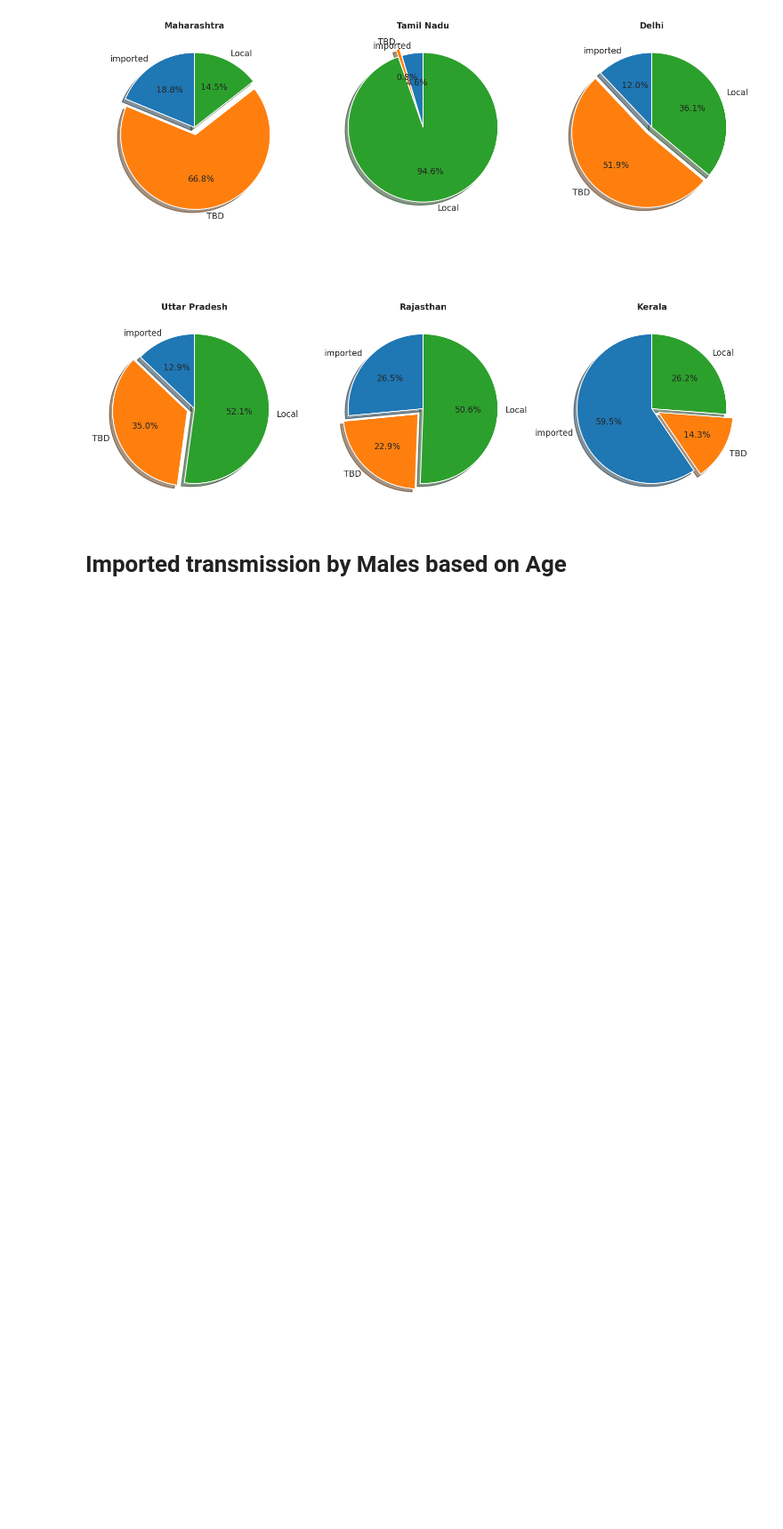
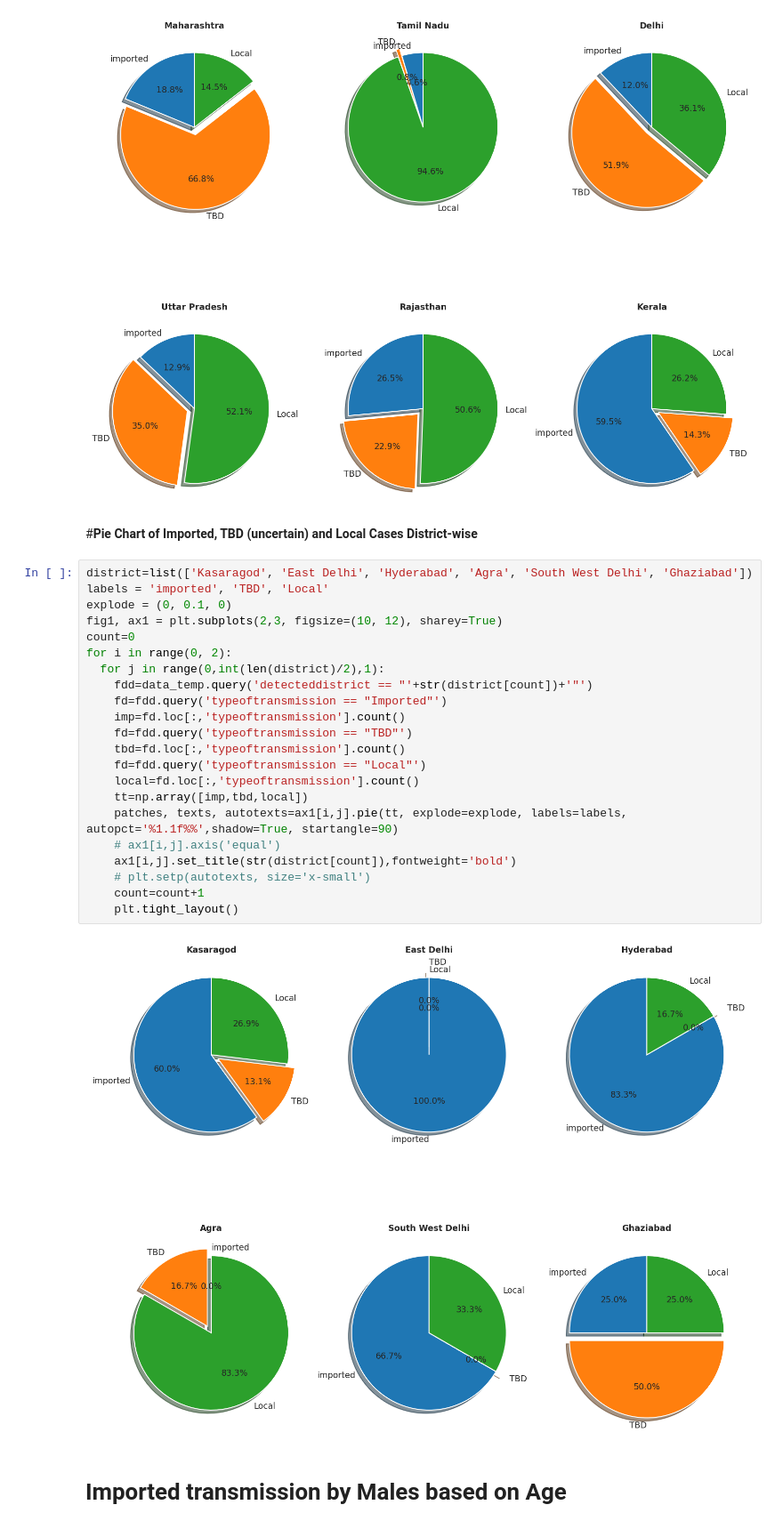
Before and after one commit to anandsahadevan/COVID19india_visualize, a Jupyter notebook: COVID19_India_API_read_visualize.ipynb, the cells around one changed output. Shown at 89% size. Drawn from its saved outputs; the diff is of its cells as text; blank space fills up the shorter version.

```diff
--- a/COVID19_India_API_read_visualize.ipynb
+++ b/COVID19_India_API_read_visualize.ipynb
@@ -374,6 +456,32 @@ for i in range(0, 2):
     plt.tight_layout()
 # %% [output]
 [figure]
+# %% [markdown]
+#**Pie Chart of Imported, TBD (uncertain) and Local Cases District-wise**
+# %%
+district=list(['Kasaragod', 'East Delhi', 'Hyderabad', 'Agra', 'South West Delhi', 'Ghaziabad'])
+labels = 'imported', 'TBD', 'Local'
+explode = (0, 0.1, 0)
+fig1, ax1 = plt.subplots(2,3, figsize=(10, 12), sharey=True)
+count=0
+for i in range(0, 2):
+  for j in range(0,int(len(district)/2),1):
+    fdd=data_temp.query('detecteddistrict == "'+str(district[count])+'"')
+    fd=fdd.query('typeoftransmission == "Imported"')
+    imp=fd.loc[:,'typeoftransmission'].count()
+    fd=fdd.query('typeoftransmission == "TBD"')
+    tbd=fd.loc[:,'typeoftransmission'].count()
+    fd=fdd.query('typeoftransmission == "Local"')
+    local=fd.loc[:,'typeoftransmission'].count()
+    tt=np.array([imp,tbd,local])
+    patches, texts, autotexts=ax1[i,j].pie(tt, explode=explode, labels=labels, autopct='%1.1f%%',shadow=True, startangle=90)
+    # ax1[i,j].axis('equal')
+    ax1[i,j].set_title(str(district[count]),fontweight='bold')
+    # plt.setp(autotexts, size='x-small')
+    count=count+1
+    plt.tight_layout()
+# %% [output]
+[figure, added]
 # %% [markdown]
 # **Imported transmission by Males based on Age**
 # %%
```
Also changed, not shown: parts of 10 cells of this notebook.
